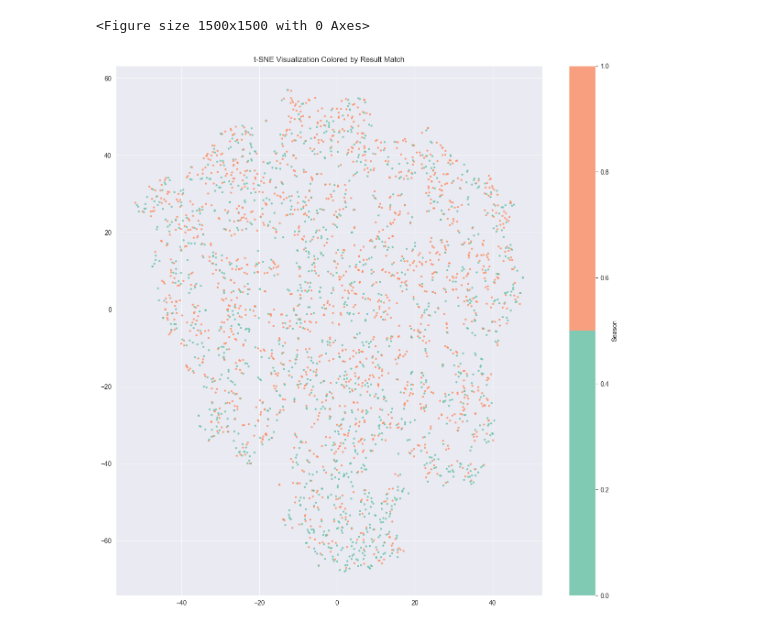
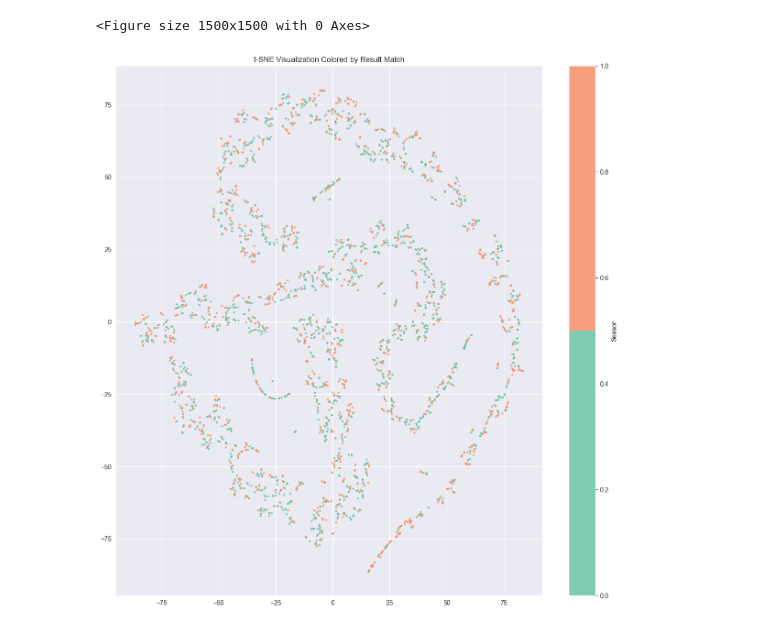
Before and after one commit to kamil0920/football_result_prediction-v2, a Jupyter notebook: src/eda/multivariate_analysis.ipynb, the cells around one changed output. Saved outputs shown, nothing was run; the diff lists cells and outputs as text; code cells hidden in the pictures.

```diff
--- a/src/eda/multivariate_analysis.ipynb
+++ b/src/eda/multivariate_analysis.ipynb
@@ -3,7 +3,7 @@ import pandas as pd
 # %%
 import numpy as np
 
-df_matches = pd.read_csv('../../data/preprocessed/preprocessed_1.csv')
+df_matches = pd.read_csv('../../data/preprocessed/imputed_data.csv')
 df_matches.sort_values(by=["season", "stage", "date"], inplace=True)
 season_labels, _ = pd.factorize(df_matches['result_match'])
 feature_cols = [col for col in df_matches.columns if col not in
@@ -29,22 +29,22 @@ df_matches
 # %%
 from sklearn.manifold import TSNE
 import matplotlib.pyplot as plt
 import seaborn as sns
 from matplotlib.colors import ListedColormap
 
-tsne = TSNE(n_components=2, perplexity=30., init="random", learning_rate="auto", random_state=42)
+tsne = TSNE(n_components=2, perplexity=10., init="random", learning_rate="auto", random_state=42)
 X = df_matches.fillna(df_matches.mean())
 projection_2D = tsne.fit_transform(X)
 
 palette = sns.color_palette("Set2", n_colors=len(set(season_labels)))
 cmap = ListedColormap(palette)
 plt.figure(figsize=(15, 15))
 plt.figure(figsize=(15, 15))
 plt.scatter(projection_2D[:, 0], projection_2D[:, 1], c=season_labels, cmap=cmap, edgecolor='none', alpha=0.80, s=10)
 plt.colorbar(label="Season")
 plt.title("t-SNE Visualization Colored by Result Match")
 plt.show()
 plt.show()
 # %% [output]
 <Figure size 1500x1500 with 0 Axes>
-[figure, old version]
+[figure, new version]
```
Also changed, not shown: parts of 1 cell of this notebook, 5 other files.
